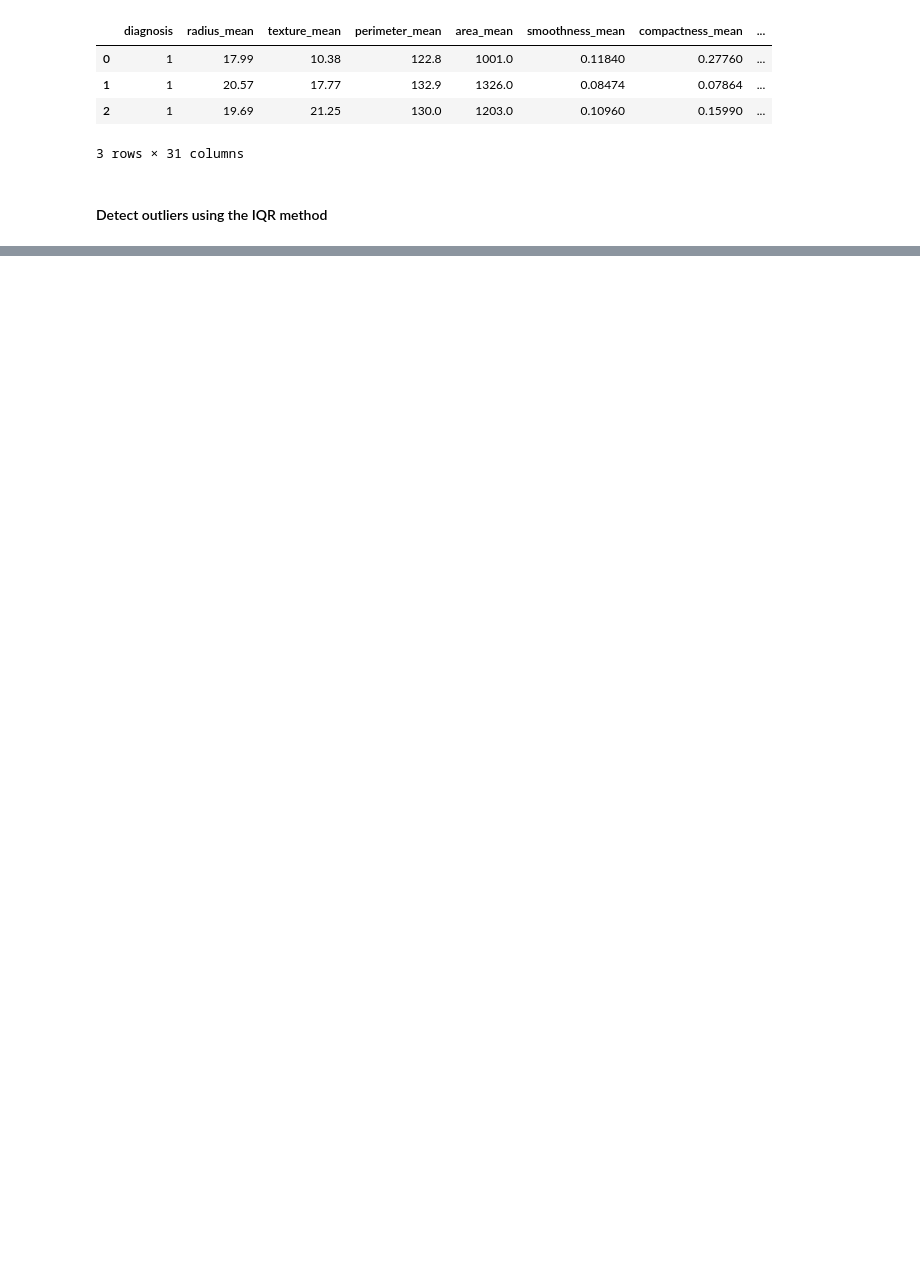
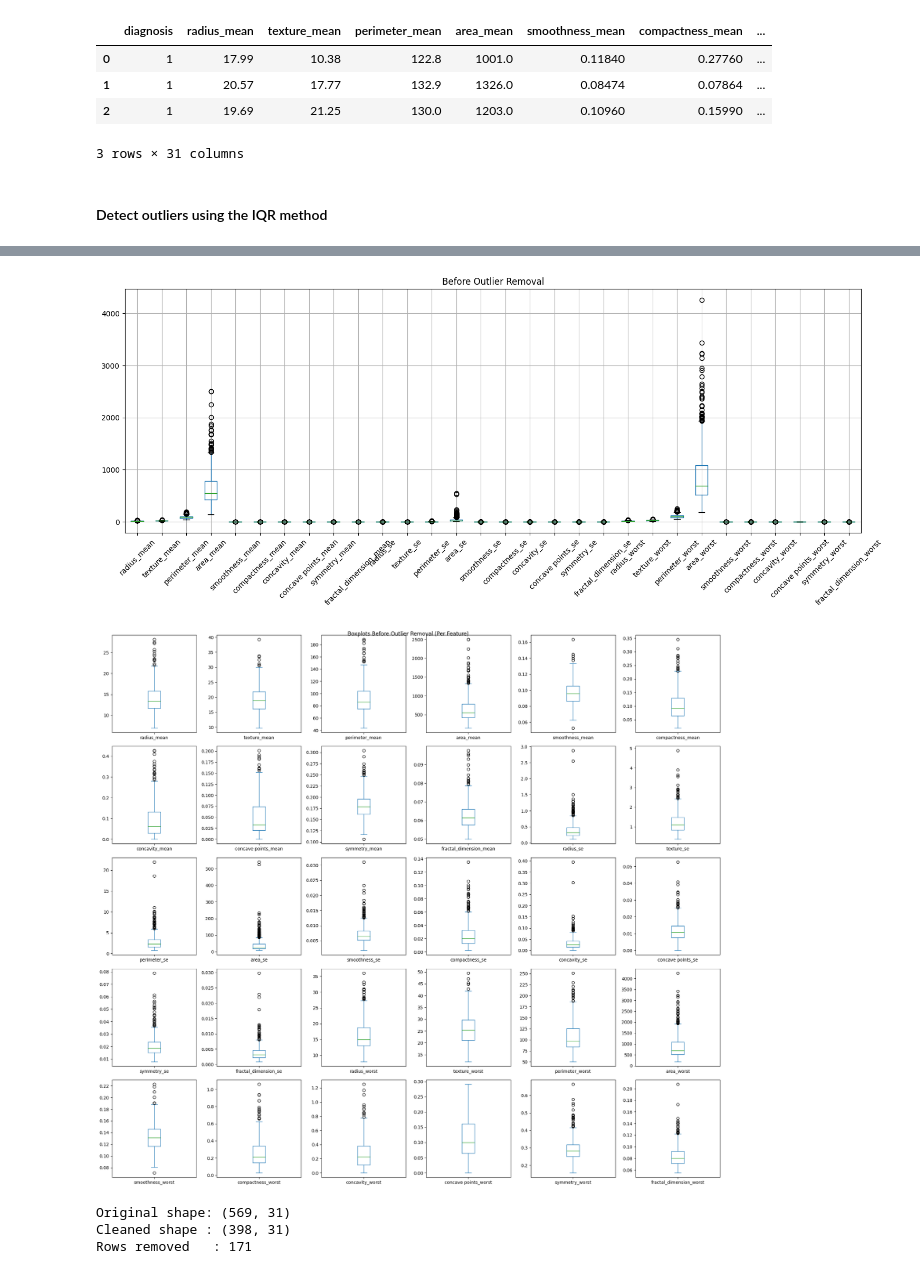
Before and after one commit to somayagalal/Prediction-for-type-of-Breast-Cancer, a Jupyter notebook: main.ipynb, the cells around one changed output, grey strips where cells are left out. Drawn from its saved outputs; the diff is of its cells as text; code cells hidden in the pictures; blank space fills up the shorter version.

```diff
--- a/main.ipynb
+++ b/main.ipynb
@@ -121,3 +124,6 @@ df.head(3)
 3 rows × 31 columns
 # %% [markdown]
 #### Detect outliers using the IQR method
+# %%
+num_col = df.select_dtypes(include=np.number).columns.drop('diagnosis')
+print(num_col.tolist())
@@ -123,0 +167,32 @@ df.head(3)
+# %%
+
+# before removing outliers
+plt.figure(figsize=(18, 6))
+df[num_col].boxplot()
+plt.title("Before Outlier Removal")
+plt.xticks(rotation=45)
+plt.show()
+
+# individual boxplots per feature (grid layout)
+df[num_col].plot.box(
+    subplots=True,
+    layout=(5, 6),
+    figsize=(20, 18),
+    sharey=False,
+    title="Boxplots Before Outlier Removal (Per Feature)"
+)
+plt.tight_layout()
+plt.show()
+# %% [output]
+[figure, added]
+[figure, added]
+# %%
+df_cleaned = df.loc[~row_outlier_mask].copy()
+
+print('Original shape:', df.shape)
+print('Cleaned shape :', df_cleaned.shape)
+print('Rows removed   :', df.shape[0] - df_cleaned.shape[0])
+# %% [output]
+Original shape: (569, 31)
+Cleaned shape : (398, 31)
+Rows removed   : 171
```
Also changed, not shown: parts of 9 cells of this notebook.
